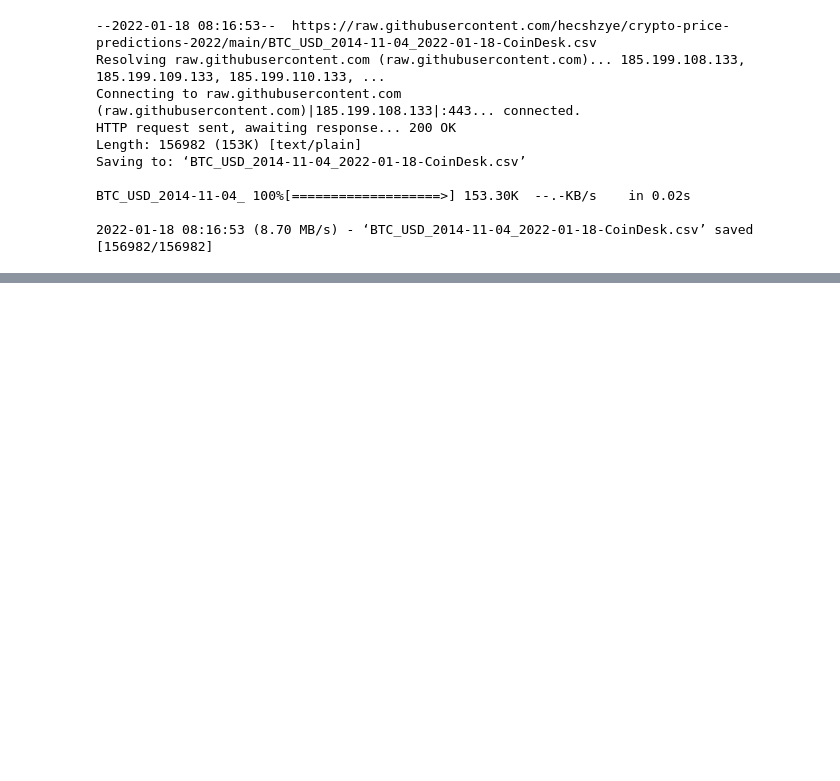
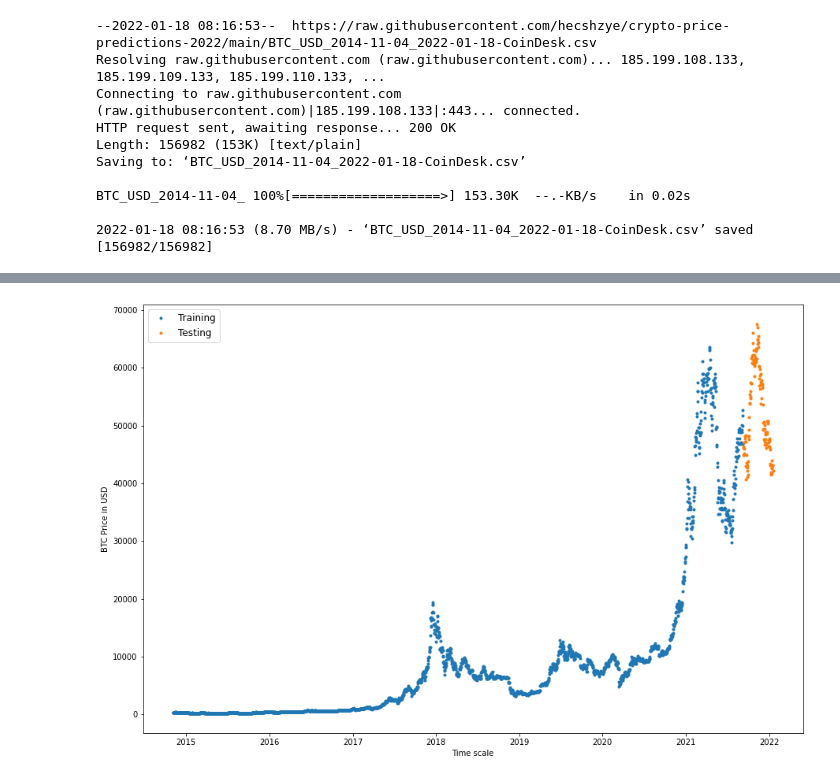
Before and after one commit to hecshzye/crypto-price-predictions-2022, a Jupyter notebook: crypto_price_prediction.ipynb, the cells around one changed output, grey strips where cells are left out. Cells and saved outputs as stored; diff of their text form; code cells hidden in the pictures; blank space fills up the shorter version.

```diff
--- a/crypto_price_prediction.ipynb
+++ b/crypto_price_prediction.ipynb
@@ -103,0 +80,23 @@ plt.legend(fontsize=12);
+# %%
+# Function for plots
+def plot_ts(timesteps, values, format='.', start=0, end=None, label=None):
+  plt.plot(timesteps[start:end], values[start:end], format, label=label)
+  plt.xlabel("Time scale")
+  plt.ylabel("BTC Price in USD")
+  if label:
+    plt.legend(fontsize=12)
+  plt.grid(False)
+# %%
+# Splitting Train & Test
+timesteps = bitcoin_prices.index.to_numpy()
+prices = bitcoin_prices["Price"].to_numpy()
+split_size = int(0.95 * len(prices))
+X_train, y_train = timesteps[:split_size], prices[:split_size]
+X_test, y_test = timesteps[split_size:], prices[split_size:]
+
+# Plotting the split
+plt.figure(figsize=(15, 10))
+plot_ts(timesteps=X_train, values=y_train, label="Training")
+plot_ts(timesteps=X_test, values=y_test, label="Testing")
+# %% [output]
+[figure, added]
```
Also changed, not shown: parts of 5 cells of this notebook.
